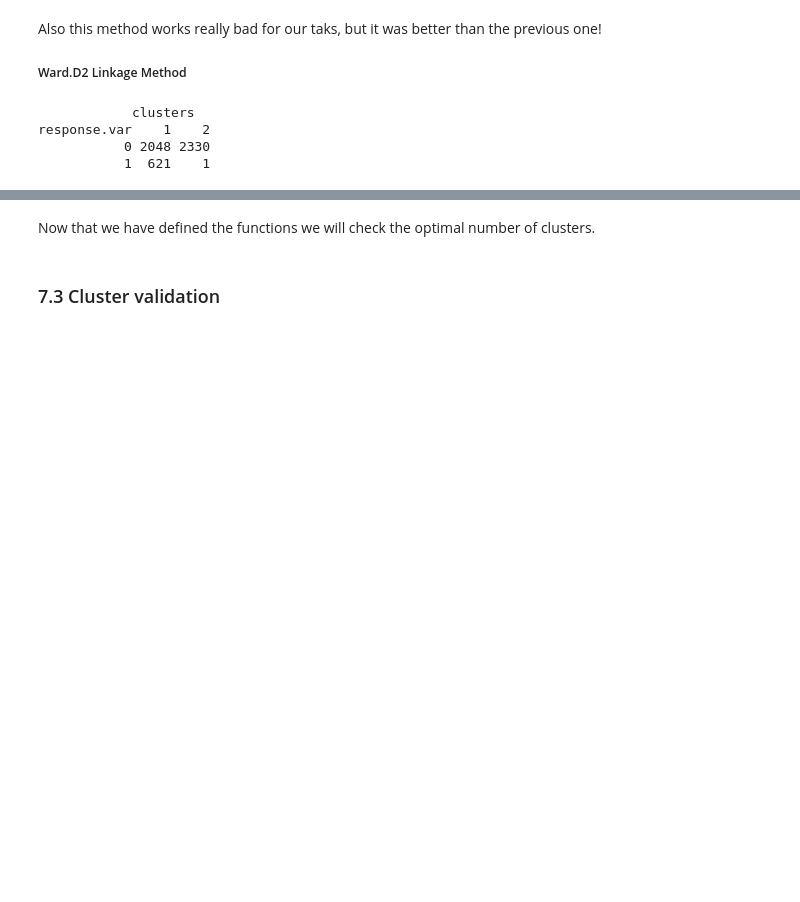
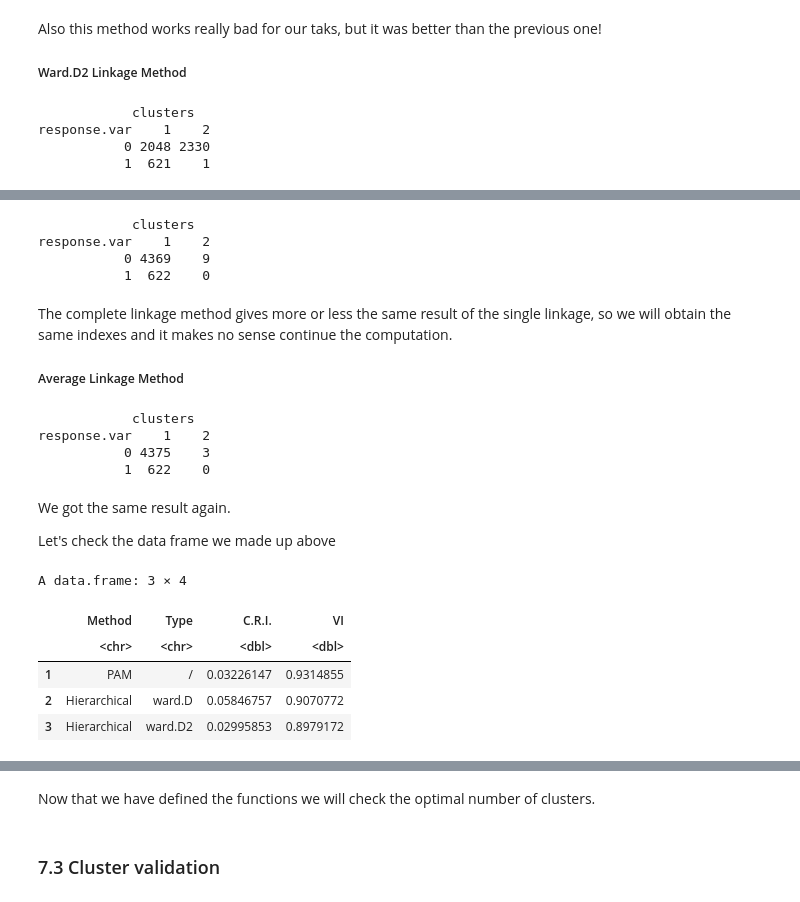
Before and after one commit to biagio-incardona/biagio-incardona.github.io, a Jupyter notebook: Report_Incardona_Biagio.ipynb, the cells around one changed output, grey strips where cells are left out. Drawn from its saved outputs; the diff is of its cells as text; code cells hidden in the pictures; blank space fills up the shorter version.

```diff
--- a/Report_Incardona_Biagio.ipynb
+++ b/Report_Incardona_Biagio.ipynb
@@ -1431,0 +1440,12 @@ response.var    1    2
+# %%
+# validate clusters
+results <- cluster.stats(dist, clusters, alt.clustering = as.numeric(response.var))
+
+# print results
+print(paste0("corrected rand index = ", results$corrected.rand))
+print(paste0("Meila's variation index (VI) = ", results$vi))
+
+# saving results
+res <- data.frame(Method = "Hierarchical", Type = "ward.D2",
+                      C.R.I. = results$corrected.rand, VI = results$vi)
+valuations <- rbind(valuations, res)
@@ -1431,0 +1459,9 @@ response.var    1    2
+# %%
+# computing the  hclust clustering
+fit <- hclust(dist, method = "single")
+
+# cutting the tree
+clusters <- cutree(fit, 2)
+
+# generating the confusion matrix
+table(response.var, clusters)
@@ -1431,0 +1477,12 @@ response.var    1    2
+# %%
+# validate clusters
+results <- cluster.stats(dist, clusters, alt.clustering = as.numeric(response.var))
+
+# print results
+print(paste0("corrected rand index = ", results$corrected.rand))
+print(paste0("Meila's variation index (VI) = ", results$vi))
+
+# saving results
+res <- data.frame(Method = "Hierarchical", Type = "single",
+                      C.R.I. = results$corrected.rand, VI = results$vi)
+valuations <- rbind(valuations, res)
@@ -1431,0 +1496,2 @@ response.var    1    2
+# %%
+valuations <- valuations[-nrow(valuations),]
@@ -1431,0 +1500,45 @@ response.var    1    2
+# %%
+# computing the  hclust clustering
+fit <- hclust(dist, method = "complete")
+
+# cutting the tree
+clusters <- cutree(fit, 2)
+
+# generating the confusion matrix
+table(response.var, clusters)
+# %% [output]
+            clusters
+response.var    1    2
+           0 4369    9
+           1  622    0
+# %% [markdown]
+The complete linkage method gives more or less the same result of the single linkage, so we will obtain the same indexes and it makes no sense continue the computation.
+
+##### Average Linkage Method
+# %%
+# computing the  hclust clustering
+fit <- hclust(dist, method = "average")
+
+# cutting the tree
+clusters <- cutree(fit, 2)
+
+# generating the confusion matrix
+table(response.var, clusters)
+# %% [output]
+            clusters
+response.var    1    2
+           0 4375    3
+           1  622    0
+# %% [markdown]
+We got the same result again.
+
+Let's check the data frame we made up above
+# %%
+valuations
+# %% [output]
+A data.frame: 3 × 4
+|  | Method | Type | C.R.I. | VI |
+|  | <chr> | <chr> | <dbl> | <dbl> |
+| 1 | PAM | / | 0.03226147 | 0.9314855 |
+| 2 | Hierarchical | ward.D | 0.05846757 | 0.9070772 |
+| 3 | Hierarchical | ward.D2 | 0.02995853 | 0.8979172 |
```
Also changed, not shown: parts of 15 cells of this notebook.
